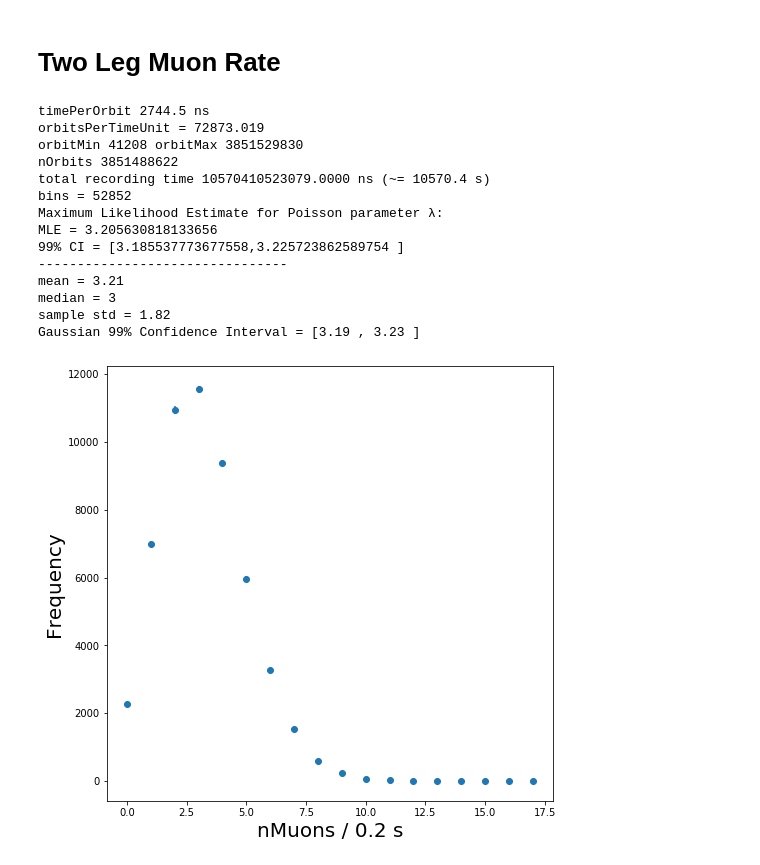
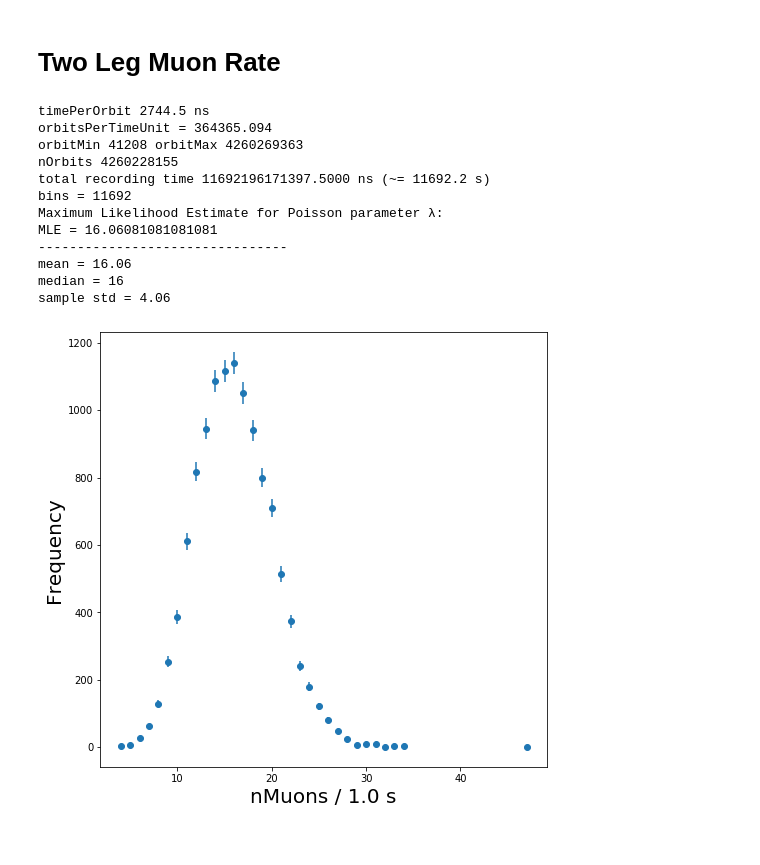
Before and after one commit to GeorgeAlex22/scout, a Jupyter notebook: Rates.ipynb, the cells around one changed output. Drawn from its saved outputs; the diff is of its cells as text; code cells hidden in the pictures.

```diff
--- a/Rates.ipynb
+++ b/Rates.ipynb
@@ -8,7 +8,7 @@ import subprocess
 import bz2
 %matplotlib inline
 
-merged = pd.read_csv("./merged.txt" )
+merged = pd.read_csv("./data/Merged/merged.txt" )
 
 def rate(df, TU=0.2):
 
@@ -65,7 +65,7 @@ def rate(df, TU=0.2):
     lower = MLE-error
     upper = MLE+error
 
-    print("99% CI = [{},{} ]" .format(lower, upper))
+    #print("99% CI = [{},{} ]" .format(lower, upper))
 
 
     plt.figure(figsize=(8,8))
@@ -73,7 +73,7 @@ def rate(df, TU=0.2):
     muons = pd.Series(muons)
     counts = muons.value_counts().sort_index()
 
-    plt.errorbar([i for i in range(len(counts))], counts, yerr = np.sqrt(counts), fmt = 'o')
+    plt.errorbar(counts.index, counts, xerr = None, yerr = np.sqrt(counts), fmt = 'o')
     plt.xlabel('nMuons / %2.1f s'%(timePerBin*1.e-9), fontsize = 20) # latex can be entered in the label's string
     plt.ylabel('Frequency', fontsize = 20)
 
@@ -81,7 +81,7 @@ def rate(df, TU=0.2):
     print('mean = {:.2f}' .format(mu))
     print('median = {:d}'.format(int(med)))
     print('sample std = {:.2f}'.format( sigma))
-    print('Gaussian 99% Confidence Interval = [{:.2f} , {:.2f} ]'.format(lower, upper))
+    #print('Gaussian 99% Confidence Interval = [{:.2f} , {:.2f} ]'.format(lower, upper))
     plt.show()
 
     return (muons, TU)
@@ -156,22 +150,20 @@ Gaussian 99% Confidence Interval = [19.41 , 19.51 ]
 # %% [markdown]
 # Two Leg Muon Rate
 # %%
-twoleg = pd.read_csv("./twoleg.txt" )
+twoleg1 = pd.read_csv("./data/Merged/twolegOS1.txt" )
 
-twoleg_muons, tu_tl = rate(twoleg)
+twoleg_muons, tu_tl = rate(twoleg1, TU = 1)
 # %% [output]
 timePerOrbit 2744.5 ns
-orbitsPerTimeUnit = 72873.019
-orbitMin 41208 orbitMax 3851529830
-nOrbits 3851488622
-total recording time 10570410523079.0000 ns (~= 10570.4 s)
-bins = 52852
+orbitsPerTimeUnit = 364365.094
+orbitMin 41208 orbitMax 4260269363
+nOrbits 4260228155
+total recording time 11692196171397.5000 ns (~= 11692.2 s)
+bins = 11692
 Maximum Likelihood Estimate for Poisson parameter λ:
-MLE = 3.205630818133656
-99% CI = [3.185537773677558,3.225723862589754 ]
+MLE = 16.06081081081081
 --------------------------------
-mean = 3.21
-median = 3
-sample std = 1.82
-Gaussian 99% Confidence Interval = [3.19 , 3.23 ]
+mean = 16.06
+median = 16
+sample std = 4.06
-[figure, old version]
+[figure, new version]
```
Also changed, not shown: parts of 5 cells of this notebook, 3 other files.
